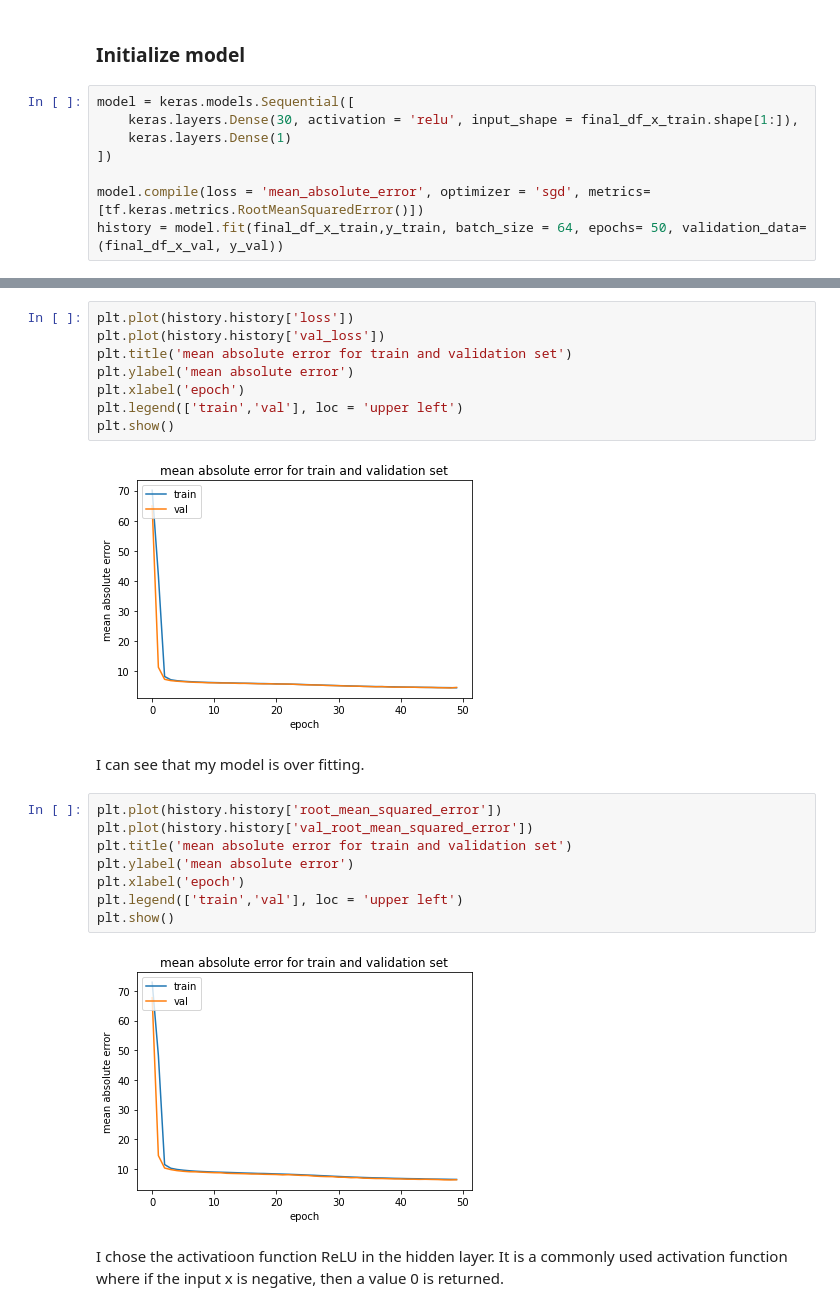
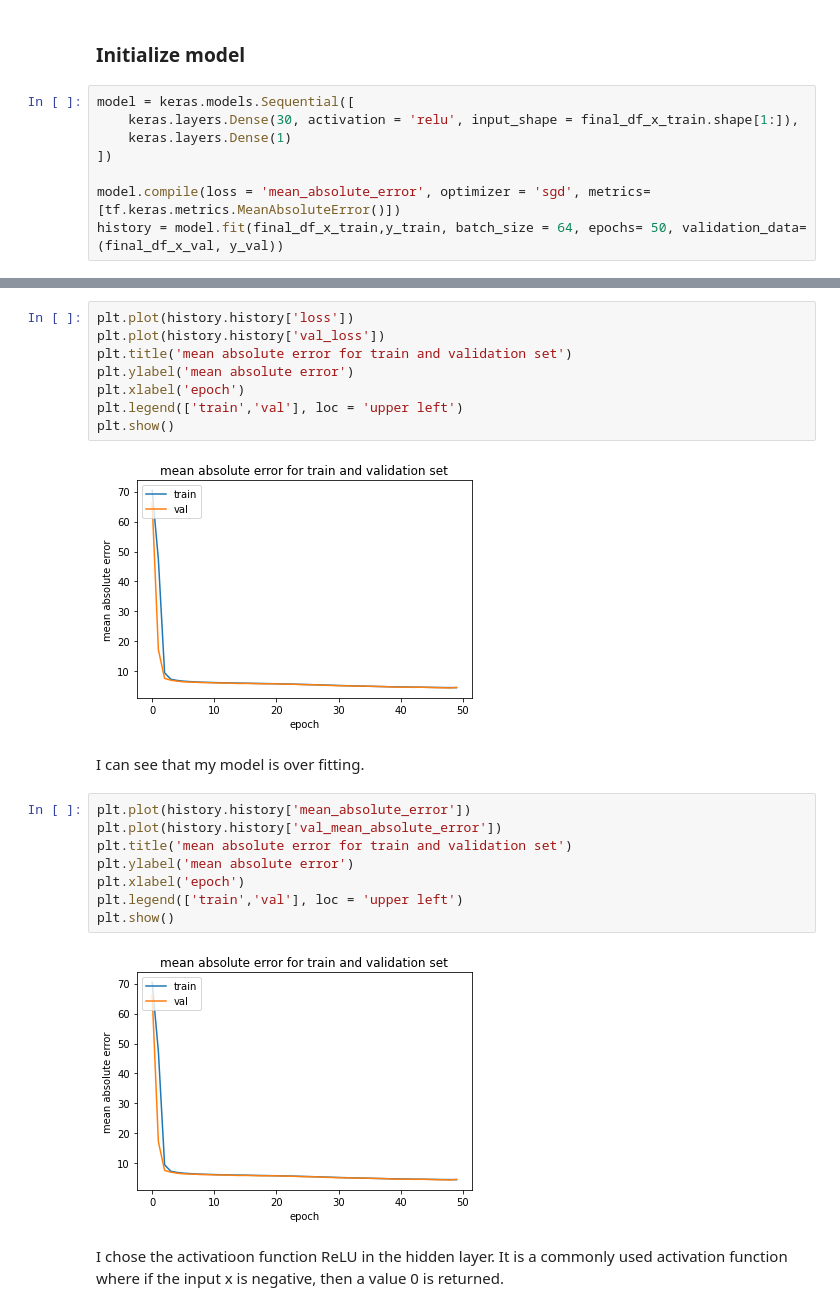
Before and after one commit to taehyun53/NYC-Yearly-High-School-Economic-Need, a Jupyter notebook: NewYorkCity_Education/notebook/Preprocessing and Modeling.ipynb, the cells around one changed output, grey strips where cells are left out. Drawn from its saved outputs; the diff is of its cells as text.

```diff
--- a/NewYorkCity_Education/notebook/Preprocessing and Modeling.ipynb
+++ b/NewYorkCity_Education/notebook/Preprocessing and Modeling.ipynb
@@ -700,6 +669,6 @@ model = keras.models.Sequential([
     keras.layers.Dense(1)
 ])
 
-model.compile(loss = 'mean_absolute_error', optimizer = 'sgd', metrics=[tf.keras.metrics.RootMeanSquaredError()])
+model.compile(loss = 'mean_absolute_error', optimizer = 'sgd', metrics=[tf.keras.metrics.MeanAbsoluteError()])
 history = model.fit(final_df_x_train,y_train, batch_size = 64, epochs= 50, validation_data=(final_df_x_val, y_val))
 # %% [output]
@@ -735,19 +702,19 @@ plt.xlabel('epoch')
 plt.legend(['train','val'], loc = 'upper left')
 plt.show()
 # %% [output]
-[figure, old version]
+[figure, new version]
 # %% [markdown]
 I can see that my model is over fitting.
 # %%
-plt.plot(history.history['root_mean_squared_error'])
-plt.plot(history.history['val_root_mean_squared_error'])
+plt.plot(history.history['mean_absolute_error'])
+plt.plot(history.history['val_mean_absolute_error'])
 plt.title('mean absolute error for train and validation set')
 plt.ylabel('mean absolute error')
 plt.xlabel('epoch')
 plt.legend(['train','val'], loc = 'upper left')
 plt.show()
 # %% [output]
-[figure, old version]
+[figure, new version]
 # %% [markdown]
 I chose the activatioon function ReLU in the hidden layer. It is a commonly used activation function where if the input x is negative, then a value 0 is returned.
 # %% [markdown]
```
Also changed, not shown: parts of 30 cells of this notebook, 5 other files.
